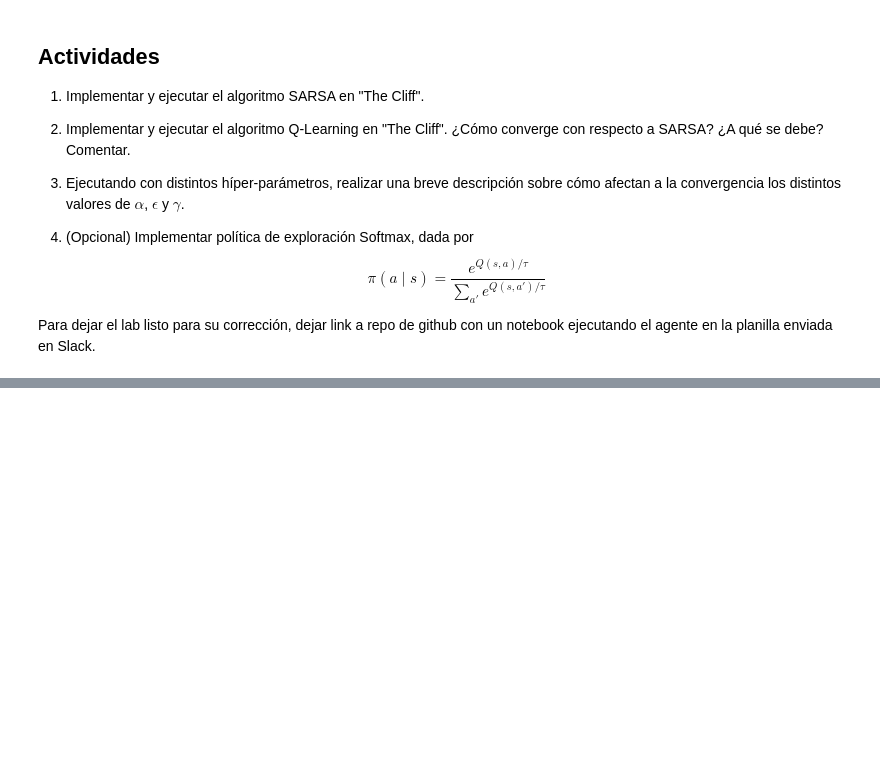
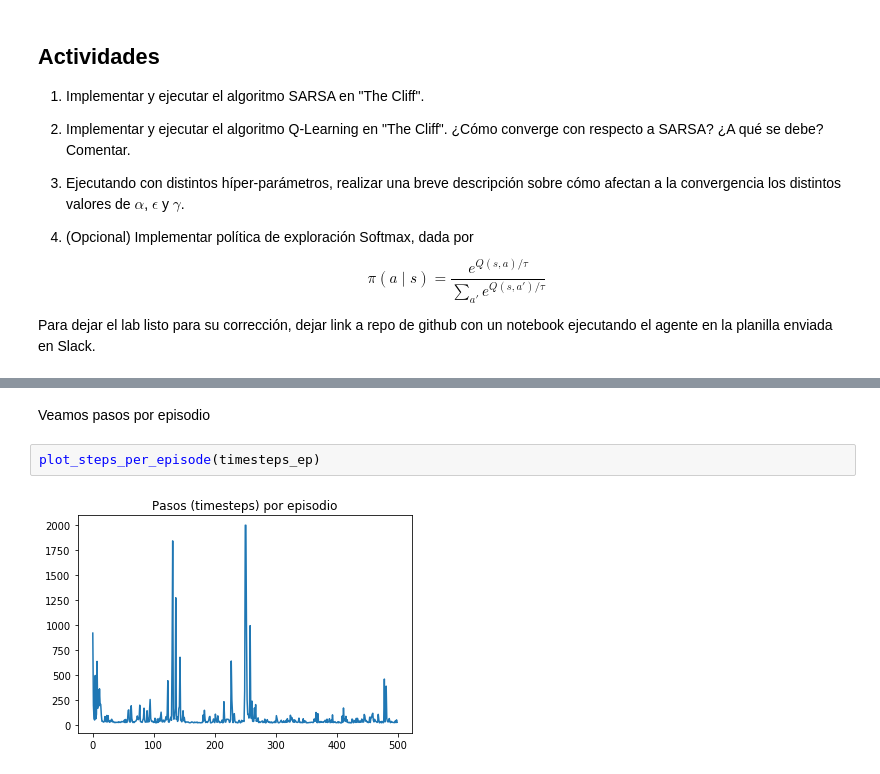
Before and after one commit to git-lu/RL, a Jupyter notebook: lab_1_intro_rl.ipynb, the cells around one changed output, grey strips where cells are left out. Drawn from its saved outputs; the diff is of its cells as text; blank space fills up the shorter version.

```diff
--- a/lab_1_intro_rl.ipynb
+++ b/lab_1_intro_rl.ipynb
@@ -276,0 +336,6 @@ Para dejar el lab listo para su corrección, dejar link a repo de github con un
+# %% [markdown]
+Veamos pasos por episodio
+# %%
+plot_steps_per_episode(timesteps_ep)
+# %% [output]
+[figure, added]
```
Also changed, not shown: parts of 14 cells of this notebook.
